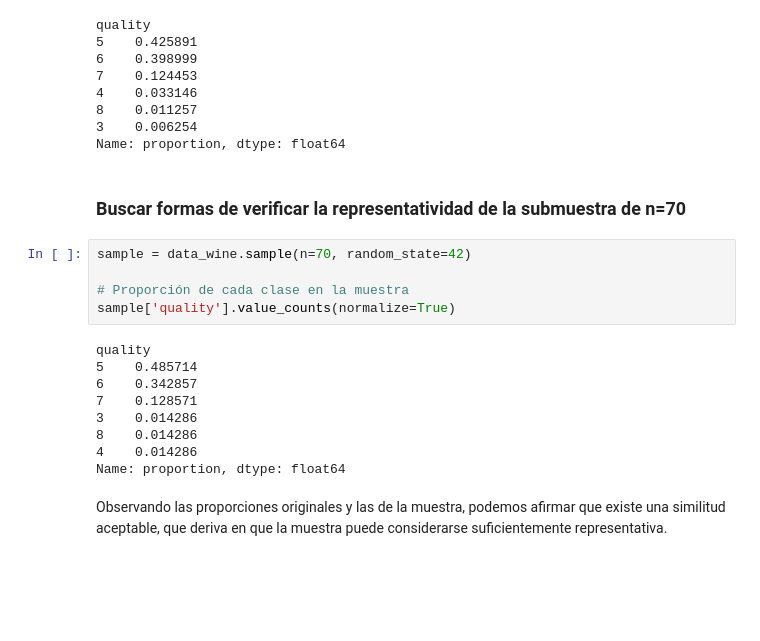
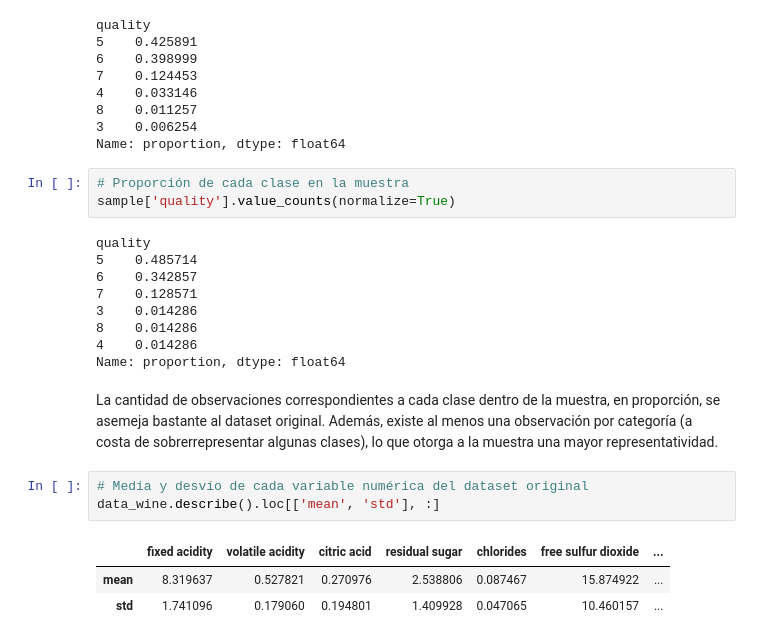
Before and after one commit to valentinarias-dtsc/inferencia_estadistica_tp2, a Jupyter notebook: punto_1.ipynb, the cells around one changed output. Drawn from its saved outputs; the diff is of its cells as text; blank space fills up the shorter version.

```diff
--- a/punto_1.ipynb
+++ b/punto_1.ipynb
@@ -42,11 +44,7 @@ quality
 8    0.011257
 3    0.006254
 Name: proportion, dtype: float64
-# %% [markdown]
-### Buscar formas de verificar la representatividad de la submuestra de n=70
 # %%
-sample = data_wine.sample(n=70, random_state=42)
-
 # Proporción de cada clase en la muestra
 sample['quality'].value_counts(normalize=True)
 # %% [output]
@@ -58,5 +56,12 @@ quality
 8    0.014286
 4    0.014286
 Name: proportion, dtype: float64
-# %% [markdown]
-Observando las proporciones originales y las de la muestra, podemos afirmar que existe una similitud aceptable, que deriva en que la muestra puede considerarse suficientemente representativa.
+# %% [markdown]
+La cantidad de observaciones correspondientes a cada clase dentro de la muestra, en proporción, se asemeja bastante al dataset original. Además, existe al menos una observación por categoría (a costa de sobrerrepresentar algunas clases), lo que otorga a la muestra una mayor representatividad.
+# %%
+# Media y desvío de cada variable numérica del dataset original
+data_wine.describe().loc[['mean', 'std'], :]
+# %% [output]
+|  | fixed acidity | volatile acidity | citric acid | residual sugar | chlorides | free sulfur dioxide | ... |
+| mean | 8.319637 | 0.527821 | 0.270976 | 2.538806 | 0.087467 | 15.874922 | ... |
+| std | 1.741096 | 0.179060 | 0.194801 | 1.409928 | 0.047065 | 10.460157 | ... |
```
Also changed, not shown: parts of 13 cells of this notebook.
